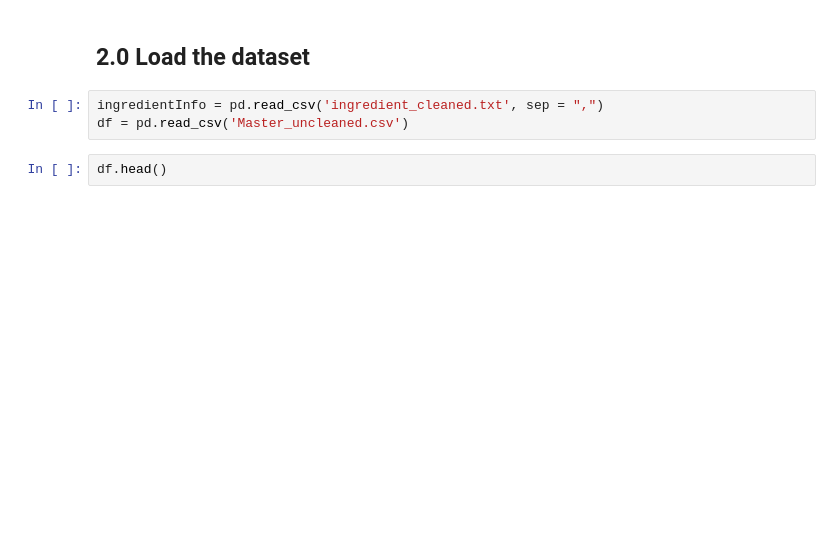
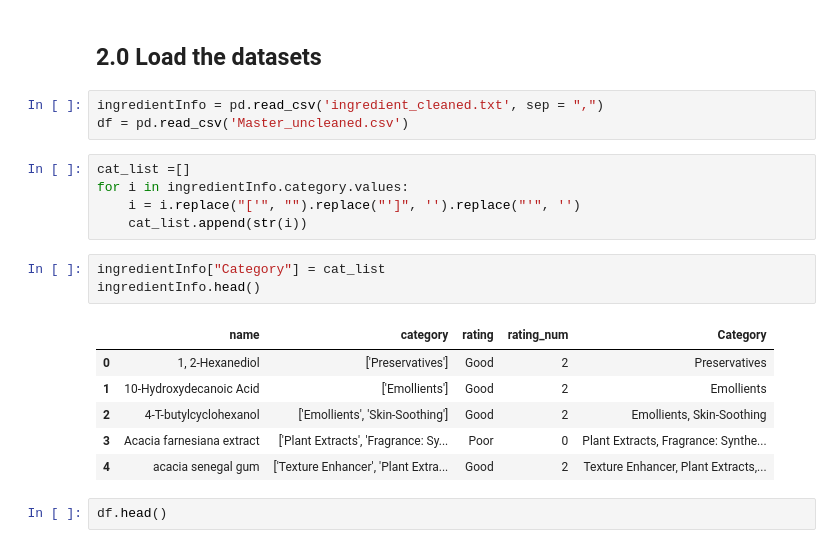
Before and after one commit to ZaneFadul/skincare_classification, a Jupyter notebook: 2.Preprocessing/Step2_Ingredient_processing.ipynb, the cells around one changed output. Drawn from its saved outputs; the diff is of its cells as text; blank space fills up the shorter version.

```diff
--- a/2.Preprocessing/Step2_Ingredient_processing.ipynb
+++ b/2.Preprocessing/Step2_Ingredient_processing.ipynb
@@ -12,8 +24,23 @@ os.chdir("/Users/susanchen/Documents/GitHub/skincare_classification/Data_sets")
 # %% [markdown]
-## 2.0 Load the dataset
+## 2.0 Load the datasets
 # %%
 ingredientInfo = pd.read_csv('ingredient_cleaned.txt', sep = ",")
 df = pd.read_csv('Master_uncleaned.csv')
+# %%
+cat_list =[]
+for i in ingredientInfo.category.values:
+    i = i.replace("['", "").replace("']", '').replace("'", '')
+    cat_list.append(str(i))
+# %%
+ingredientInfo["Category"] = cat_list
+ingredientInfo.head()
+# %% [output]
+|  | name | category | rating | rating_num | Category |
+| 0 | 1, 2-Hexanediol | ['Preservatives'] | Good | 2 | Preservatives |
+| 1 | 10-Hydroxydecanoic Acid | ['Emollients'] | Good | 2 | Emollients |
+| 2 | 4-T-butylcyclohexanol | ['Emollients', 'Skin-Soothing'] | Good | 2 | Emollients, Skin-Soothing |
+| 3 | Acacia farnesiana extract | ['Plant Extracts', 'Fragrance: Sy... | Poor | 0 | Plant Extracts, Fragrance: Synthe... |
+| 4 | acacia senegal gum | ['Texture Enhancer', 'Plant Extra... | Good | 2 | Texture Enhancer, Plant Extracts,... |
 # %%
 df.head()
 # %% [output]
```
Also changed, not shown: parts of 25 cells of this notebook, 2 other files.
